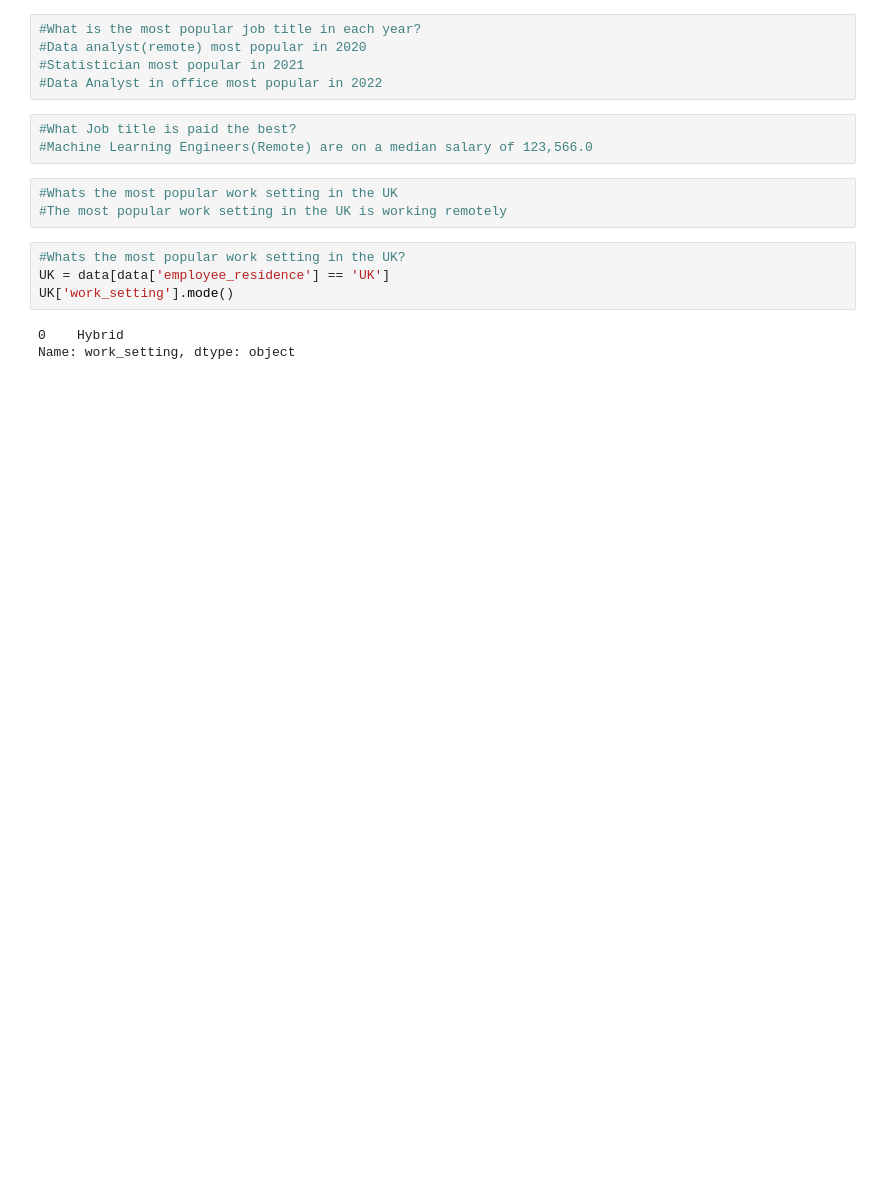
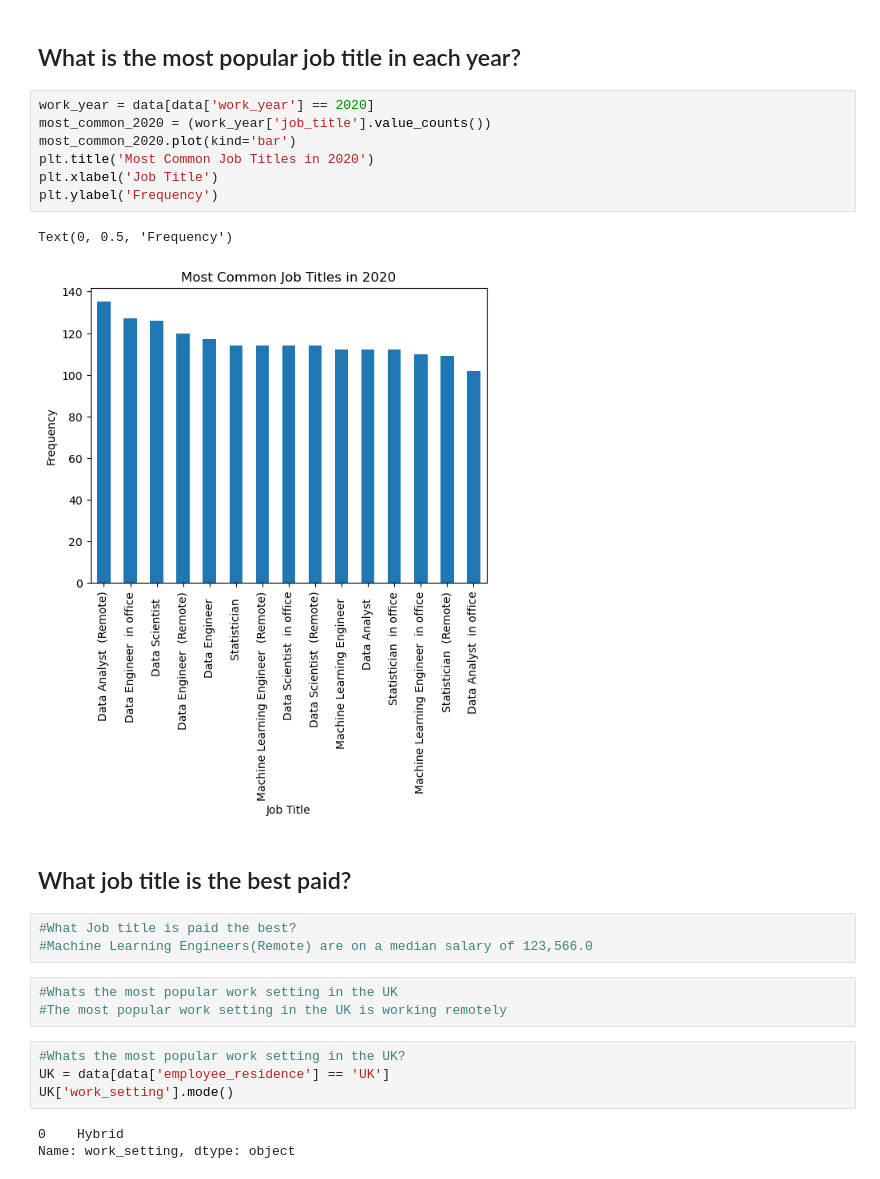
Before and after one commit to finn6666/Data_Science_Analysis, a Jupyter notebook: Data science dataset.ipynb, the cells around one changed output. Saved outputs shown, nothing was run; the diff lists cells and outputs as text; blank space fills up the shorter version.

```diff
--- a/Data science dataset.ipynb
+++ b/Data science dataset.ipynb
@@ -32,8 +34,19 @@ Shape of the dataset: (5000, 12)
+# %% [markdown]
+<a id="Most-popular-job-year"></a>
+## What is the most popular job title in each year?
 # %%
-#What is the most popular job title in each year?
-#Data analyst(remote) most popular in 2020
-#Statistician most popular in 2021
-#Data Analyst in office most popular in 2022
+work_year = data[data['work_year'] == 2020]
+most_common_2020 = (work_year['job_title'].value_counts())
+most_common_2020.plot(kind='bar')
+plt.title('Most Common Job Titles in 2020')
+plt.xlabel('Job Title')
+plt.ylabel('Frequency')
+# %% [output]
+Text(0, 0.5, 'Frequency')
+[figure, added]
+# %% [markdown]
+<a id="what-job-title-is-the-best-paid"></a>
+## What job title is the best paid?
 # %%
 #What Job title is paid the best?
 #Machine Learning Engineers(Remote) are on a median salary of 123,566.0
```
Also changed, not shown: parts of 10 cells of this notebook.
